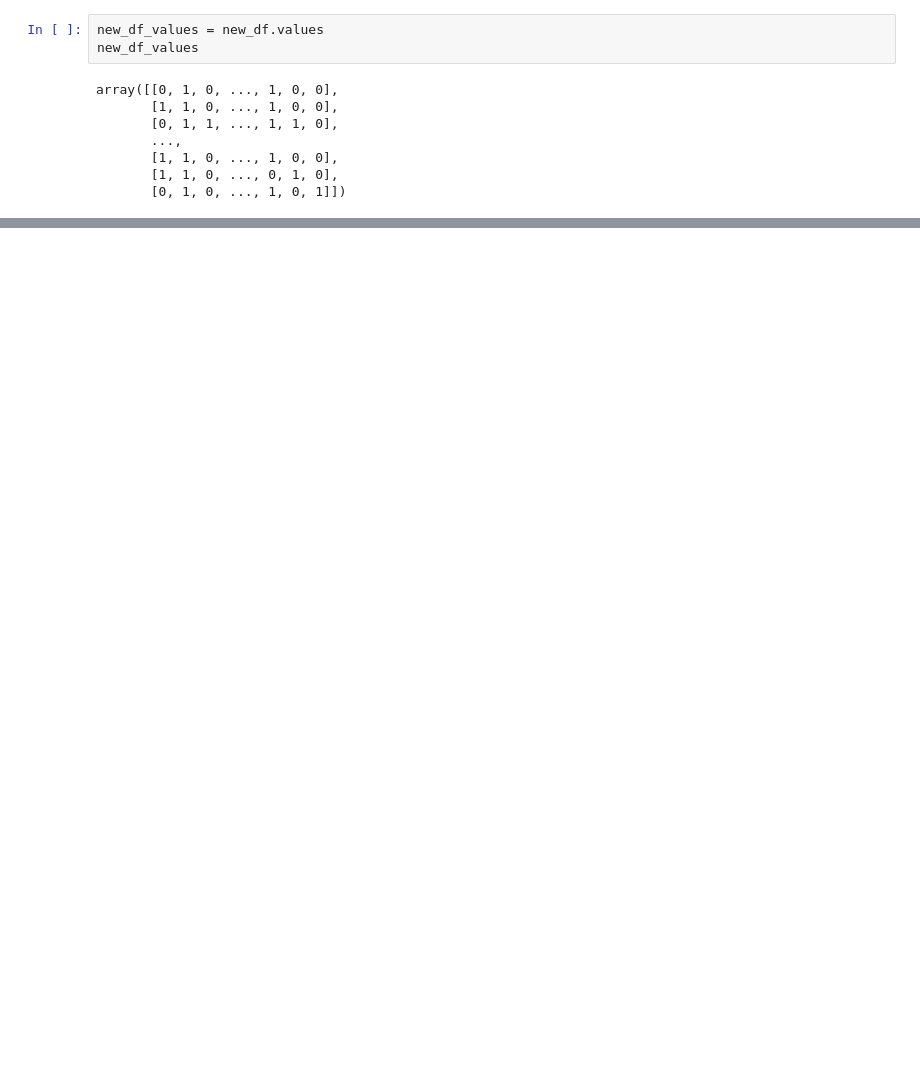
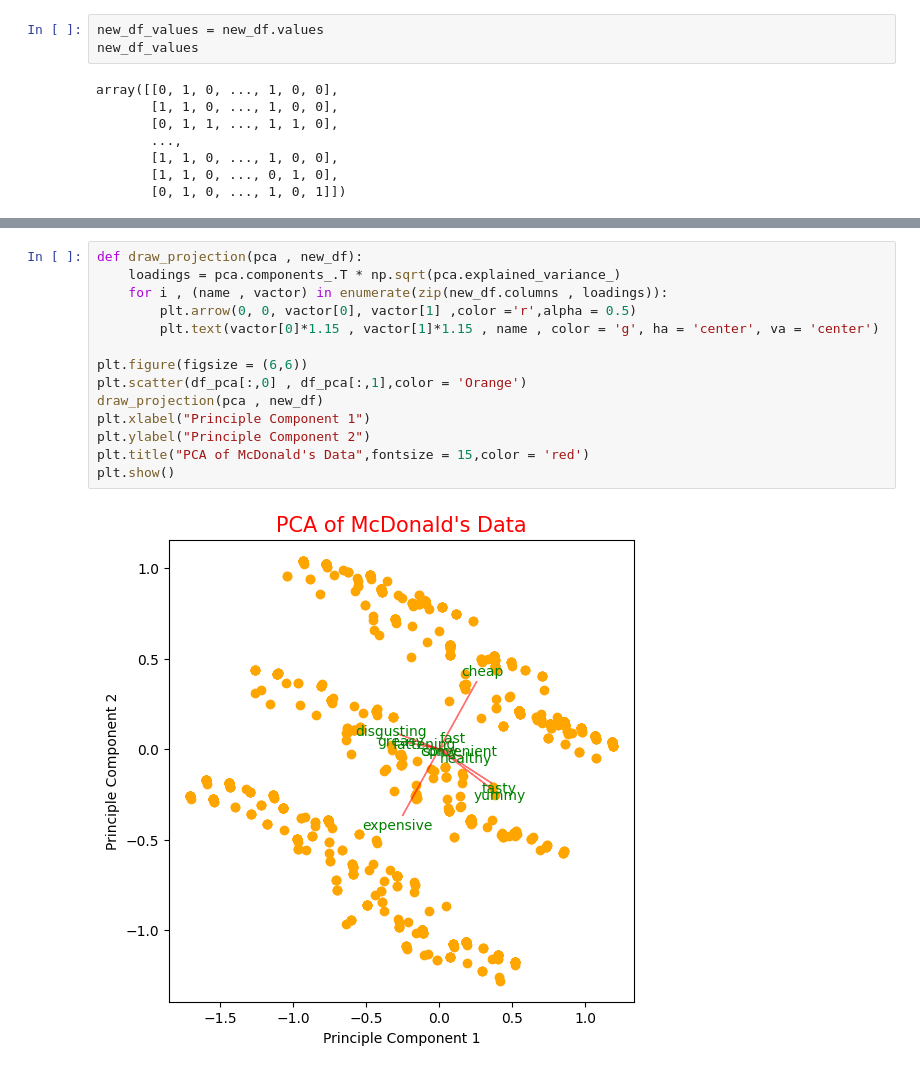
Before and after one commit to furkan09-official/Case-Study-Fast-Food-McDonald-s-, a Jupyter notebook: CaseStudy.ipynb, the cells around one changed output, grey strips where cells are left out. Drawn from its saved outputs; the diff is of its cells as text; blank space fills up the shorter version.

```diff
--- a/CaseStudy.ipynb
+++ b/CaseStudy.ipynb
@@ -131,0 +158,16 @@ AttributeError: 'numpy.ndarray' object has no attribute 'components_'
+# %%
+def draw_projection(pca , new_df):
+    loadings = pca.components_.T * np.sqrt(pca.explained_variance_)
+    for i , (name , vactor) in enumerate(zip(new_df.columns , loadings)):
+        plt.arrow(0, 0, vactor[0], vactor[1] ,color ='r',alpha = 0.5)
+        plt.text(vactor[0]*1.15 , vactor[1]*1.15 , name , color = 'g', ha = 'center', va = 'center')
+
+plt.figure(figsize = (6,6))
+plt.scatter(df_pca[:,0] , df_pca[:,1],color = 'Orange')
+draw_projection(pca , new_df)
+plt.xlabel("Principle Component 1")
+plt.ylabel("Principle Component 2")
+plt.title("PCA of McDonald's Data",fontsize = 15,color = 'red')
+plt.show()
+# %% [output]
+[figure, added]
```
Also changed, not shown: parts of 6 cells of this notebook.
